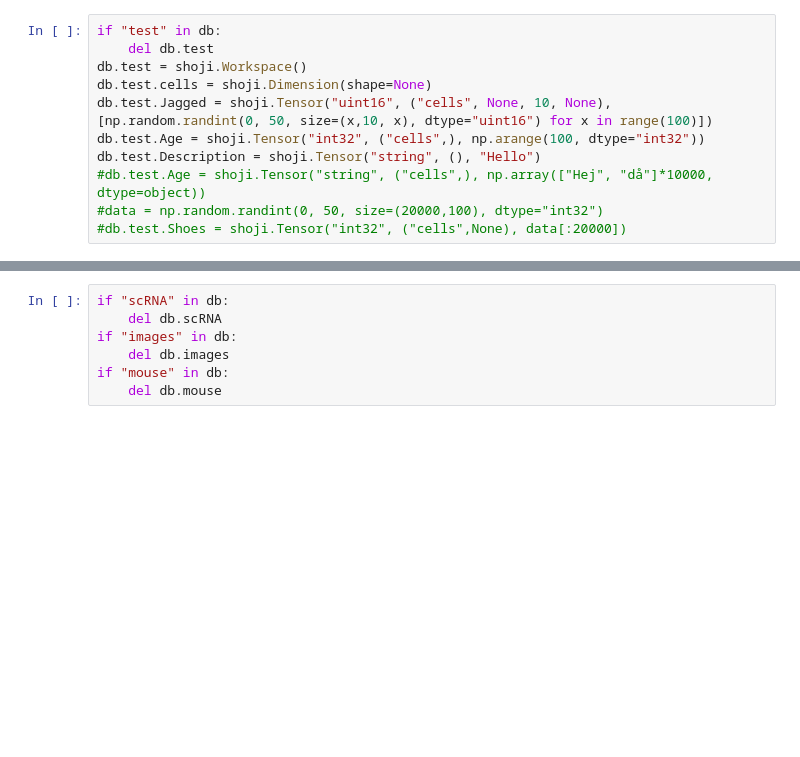
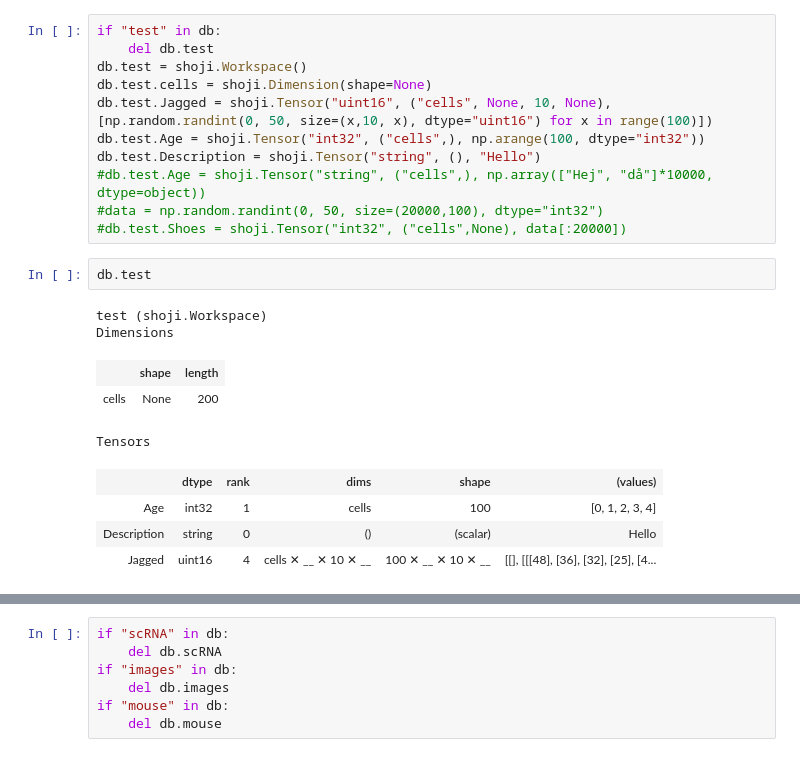
Before and after one commit to linnarsson-lab/shoji, a Jupyter notebook: notebooks/shoji.ipynb, the cells around one changed output, grey strips where cells are left out. Saved outputs shown, nothing was run; the diff lists cells and outputs as text; blank space fills up the shorter version.

```diff
--- a/notebooks/shoji.ipynb
+++ b/notebooks/shoji.ipynb
@@ -33,3 +63,15 @@ db.test.Description = shoji.Tensor("string", (), "Hello")
 #db.test.Age = shoji.Tensor("string", ("cells",), np.array(["Hej", "då"]*10000, dtype=object))
 #data = np.random.randint(0, 50, size=(20000,100), dtype="int32")
 #db.test.Shoes = shoji.Tensor("int32", ("cells",None), data[:20000])
+# %%
+db.test
+# %% [output]
+test (shoji.Workspace)
+Dimensions
+|  | shape | length |
+| cells | None | 200 |
+Tensors
+|  | dtype | rank | dims | shape | (values) |
+| Age | int32 | 1 | cells | 100 | [0, 1, 2, 3, 4] |
+| Description | string | 0 | () | (scalar) | Hello |
+| Jagged | uint16 | 4 | cells ✕ __ ✕ 10 ✕ __ | 100 ✕ __ ✕ 10 ✕ __ | [[], [[[48], [36], [32], [25], [4... |
```
Also changed, not shown: parts of 13 cells of this notebook, 19 other files.
